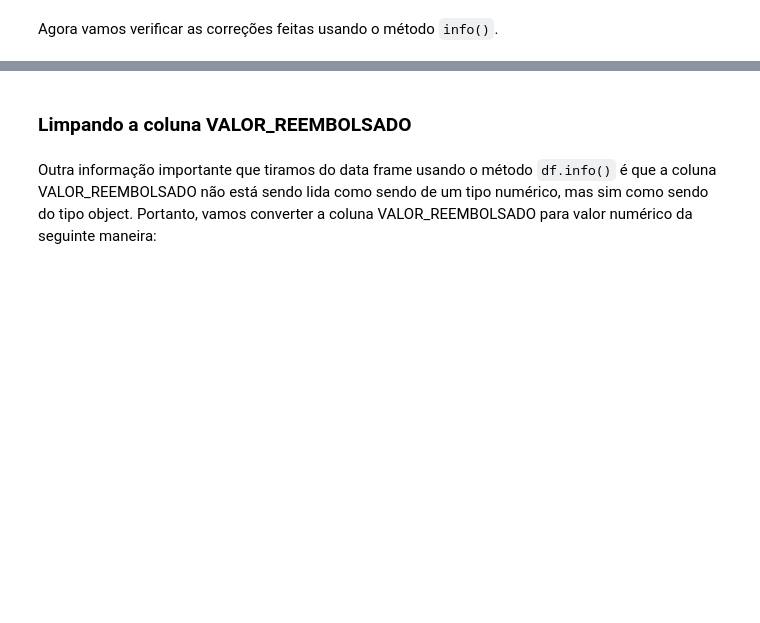
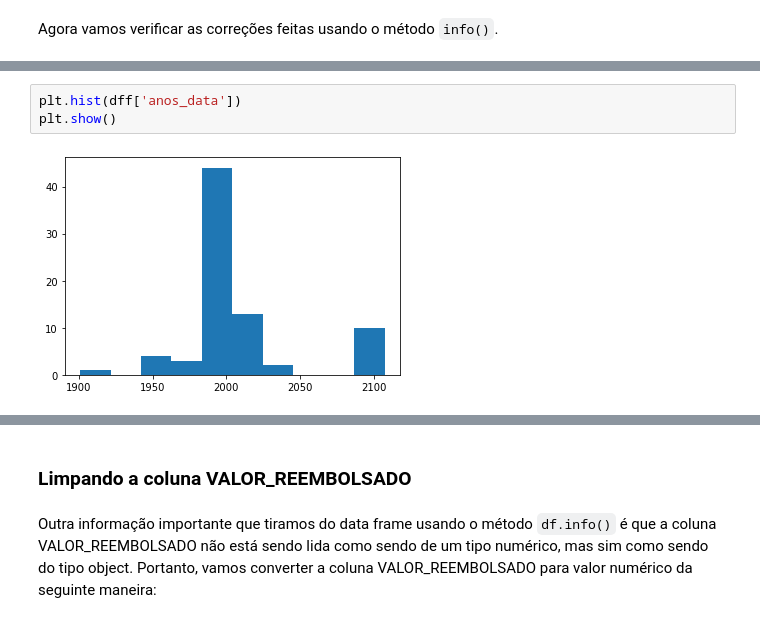
Before and after one commit to ThaisBee/CEAPS, a Jupyter notebook: CEAPS.ipynb, the cells around one changed output, grey strips where cells are left out. Cells and saved outputs as stored; diff of their text form; blank space fills up the shorter version.

```diff
--- a/CEAPS.ipynb
+++ b/CEAPS.ipynb
@@ -338,0 +298,5 @@ memory usage: 28.6+ MB
+# %%
+plt.hist(dff['anos_data'])
+plt.show()
+# %% [output]
+[figure, added]
```
Also changed, not shown: parts of 54 cells of this notebook.
